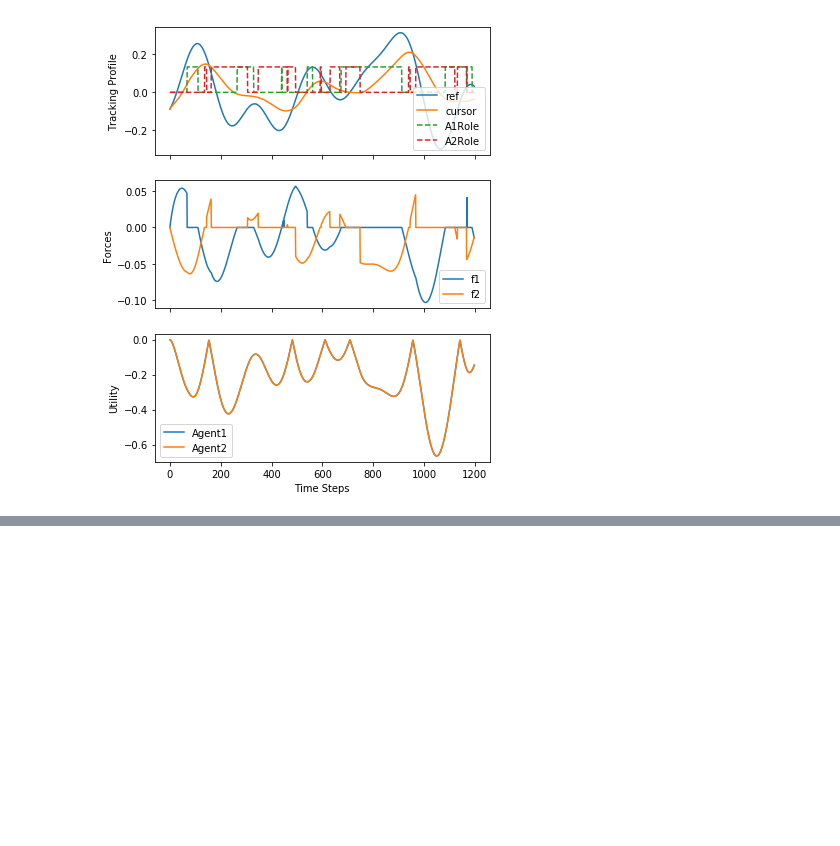
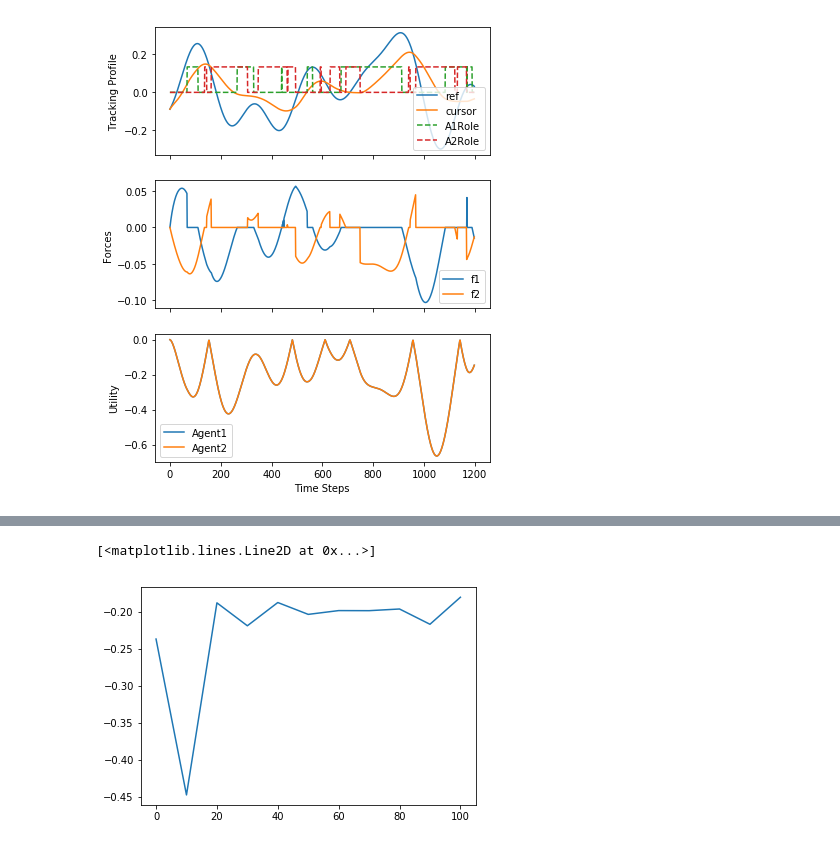
Before and after one commit to wesleysliao/B659-RL-Project, a Jupyter notebook: DQNDyad.ipynb, the cells around one changed output, grey strips where cells are left out. Cells and saved outputs as stored; diff of their text form; code cells hidden in the pictures; blank space fills up the shorter version.

```diff
--- a/DQNDyad.ipynb
+++ b/DQNDyad.ipynb
@@ -158,0 +361,5 @@ Text(0.5, 0, 'Time Steps')
+# %%
+plt.plot(x_f3, y_f3)
+# %% [output]
+[<matplotlib.lines.Line2D at 0x...>]
+[figure, added]
```
Also changed, not shown: parts of 20 cells of this notebook, 35 other files.
